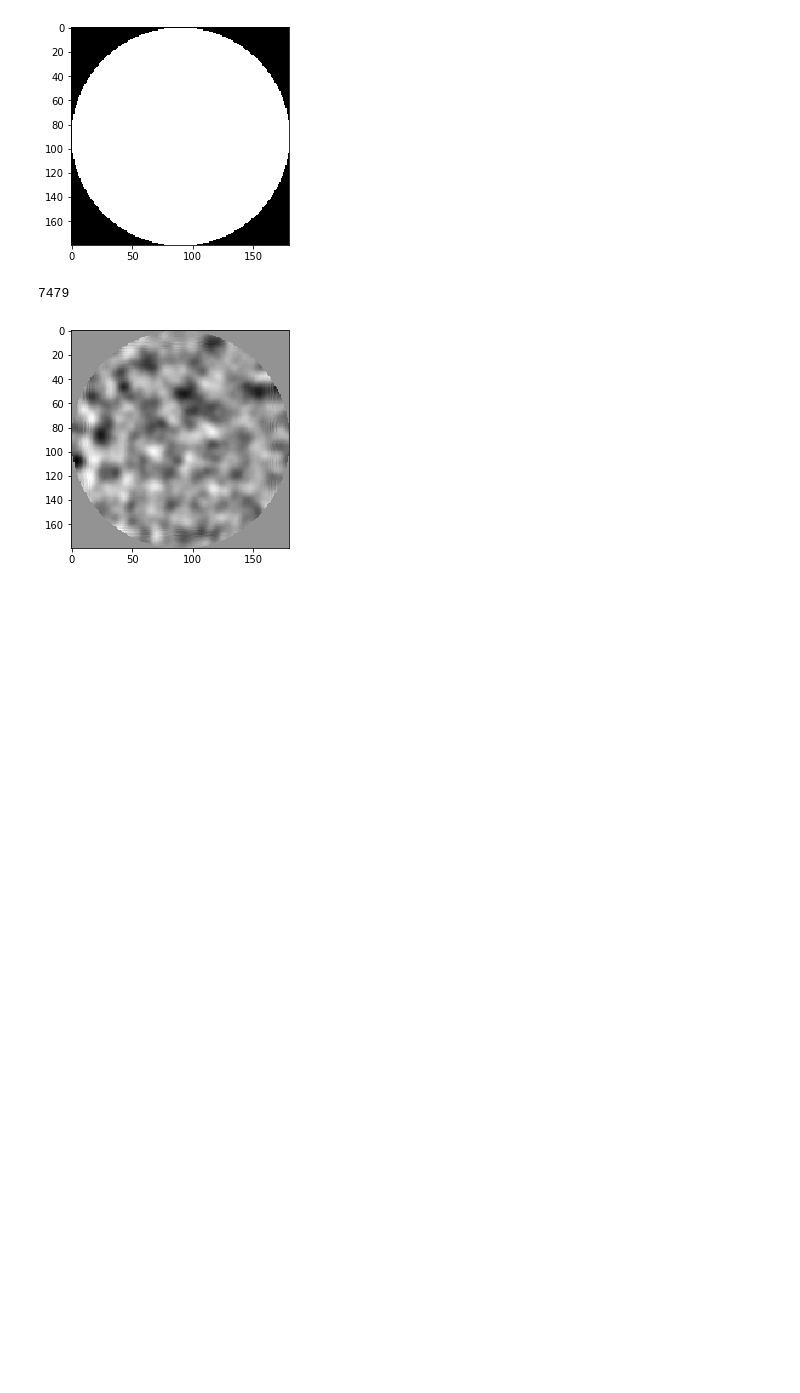
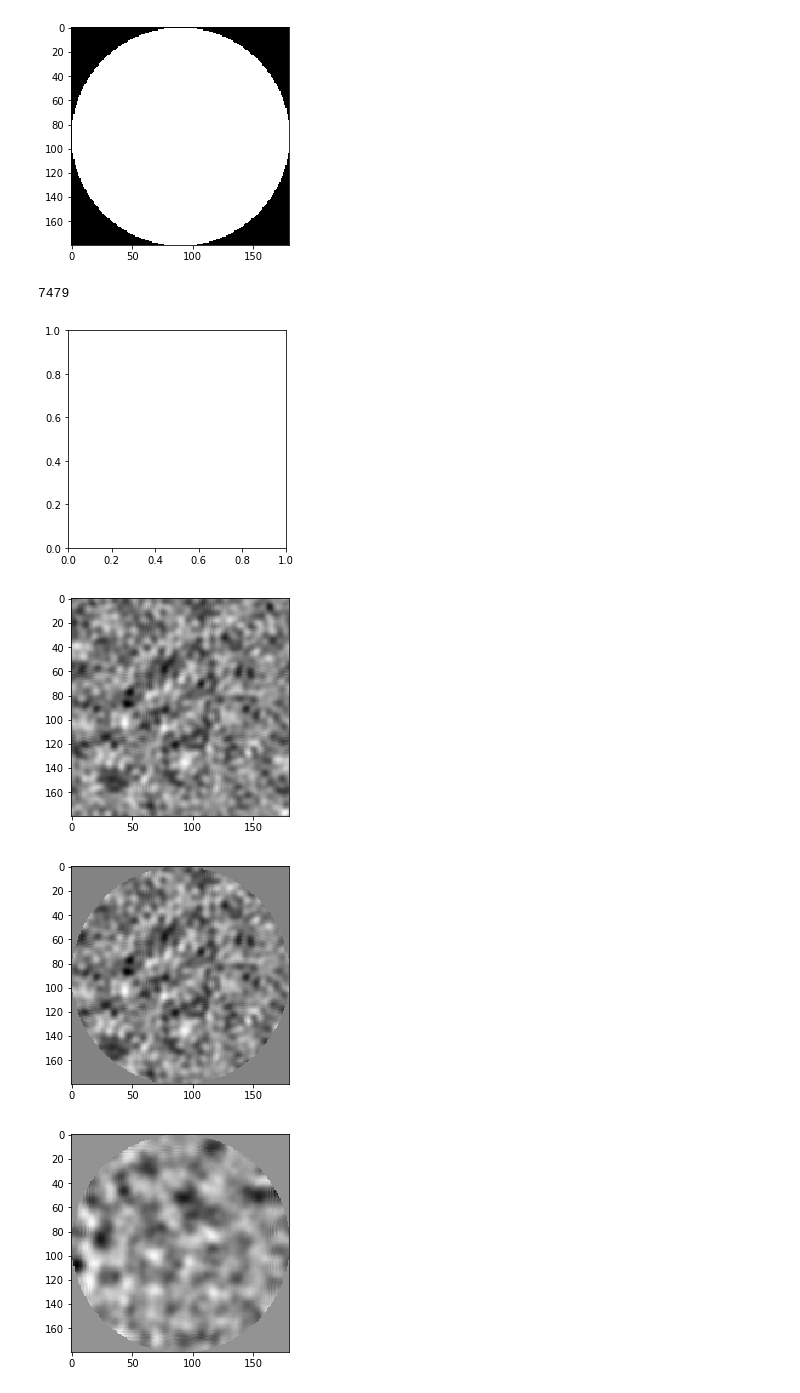
Before and after one commit to HongpengM/Cryo-EMParticleCluster, a Jupyter notebook: Untitled.ipynb, the cells around one changed output. Drawn from its saved outputs; the diff is of its cells as text; code cells hidden in the pictures; blank space fills up the shorter version.

```diff
--- a/Untitled.ipynb
+++ b/Untitled.ipynb
@@ -70,6 +70,13 @@ plotamat(mask)
 print data.shape[0]
 # %% [output]
 7479
+# %%
+plotamat(data[0])
+plotamat((data[0].reshape(-1) * mask.reshape(-1)).reshape(mask.shape))
+# %% [output]
+[figure, added]
+[figure, added]
+[figure, added]
 # %%
 plotamat(data[1013])
 for i in range(data.shape[0]):
```
Also changed, not shown: parts of 2 cells of this notebook, 5 other files.
